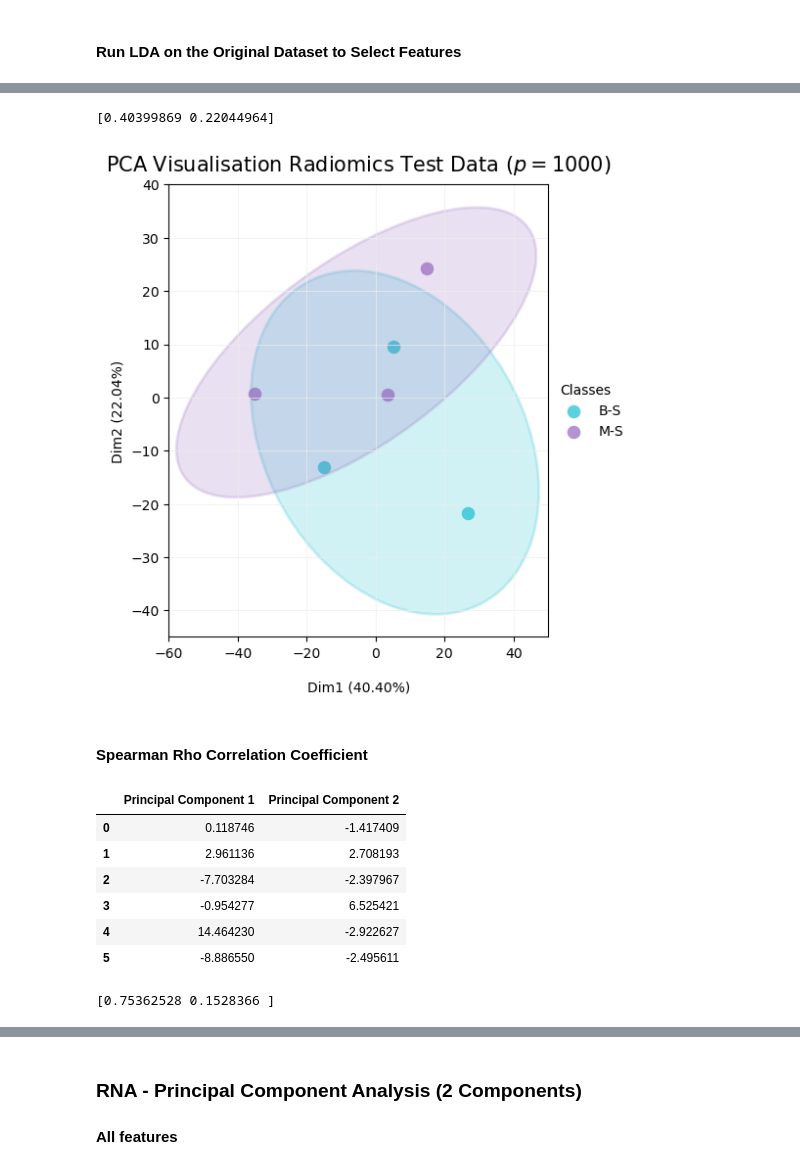
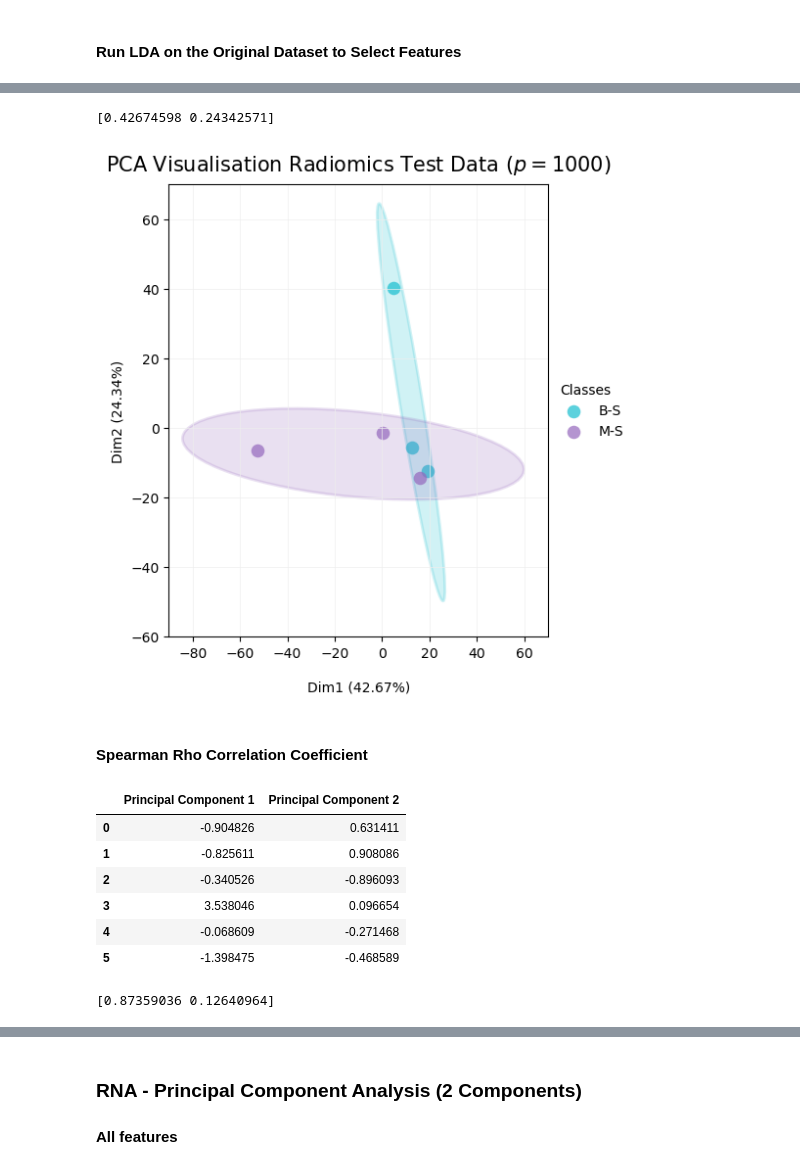
Before and after one commit to KristoferLintonReid/ultrasound-contrastivemodels, a Jupyter notebook: notebooks/plots_original.ipynb, the cells around one changed output, grey strips where cells are left out. Cells and saved outputs as stored; diff of their text form; code cells hidden in the pictures.

```diff
--- a/notebooks/plots_original.ipynb
+++ b/notebooks/plots_original.ipynb
@@ -594,7 +594,7 @@ def spearman_df_function(features, target, threshold):
 
     return feature_names, feature_correlations
 # %%
-rad_feature_names, rad_feature_correlations = spearman_df_function(rad_all, rad_class_cat, 0.4)
+rad_feature_names, rad_feature_correlations = spearman_df_function(rad_all, rad_class_cat, 0.5)
 # %%
 spearman_df = pd.DataFrame(
     {
@@ -1168,0 +1147,5 @@ rad_df
+# %%
+# Scale radiomics sample counts
+scaler = StandardScaler().fit(rad_train)
+rad_df = pd.DataFrame(scaler.transform(rad_test), columns=rad_data_filtered.columns)
+rad_df.insert(0, "SURGICAL", surg_test)
@@ -1274,7 +1268,7 @@ df_rad_princComps
 # Percentage explained by each component
 print(rad_pca.explained_variance_ratio_)
 # %% [output]
-[0.40399869 0.22044964]
+[0.42674598 0.24342571]
 # %%
 # Final dataframe for plotting the data for class
 df_rad_pca_class = pd.concat([df_rad_princComps, rad_class], axis=1)
@@ -1298,36 +1292,36 @@ for target, colour in zip(targets, colours):
     # Get values to build the ellipse
     cov = np.cov(xdata, ydata)
     vals, vecs = eigsorted(cov)
     theta = np.degrees(np.arctan2(*vecs[:,0][::-1]))
     w, h = 2 * 2 * np.sqrt(vals)
 
     # Create the ellipse
     ell = Ellipse(xy=(np.mean(xdata), np.mean(ydata)),
                   width=w, height=h,
                   angle=theta,
                   color=colour, linewidth=2, alpha=0.2)
 
     ell.set_facecolor(colour) # reference the colour for each factor (defined by lab)
     ax.add_artist(ell)
     ax.scatter(xdata, ydata,
                label=target, # use labels provided above
                c=colour, # use colors provided above
                lw=0, #remove the outer line of each point
                alpha=0.7, # increase transparency of points
                s=95) # increase the size of points
 
  # Add labels showing percentage of the variance explained
 ax.set_title("PCA Visualisation Radiomics Test Data ($p=1000$)", fontsize = 15, pad=10)
 ax.set_xlabel('Dim1 ({:.2f}%)'.format(rad_pca.explained_variance_ratio_[0]*100), fontsize=10, labelpad=15)
-ax.set_xlim(-60,50)
+ax.set_xlim(-90,70)
 ax.set_ylabel('Dim2 ({:.2f}%)'.format(rad_pca.explained_variance_ratio_[1]*100), fontsize=10)
-ax.set_ylim(-45,40)
+ax.set_ylim(-60,70)
 ax.grid(which="major", color="#EEEEEE", linewidth=0.5)
 
 plt.legend(bbox_to_anchor=(1, 0.5), loc="center left", frameon=False, title="Classes", alignment="left")
 plt.show()
 # %% [output]
-[figure, old version]
+[figure, new version]
 # %% [markdown]
 #### Spearman Rho Correlation Coefficient
 # %%
@@ -1347,17 +1341,17 @@ df_rad_princComps = pd.DataFrame(data=rad_prinComps, columns=["Principal Compone
 df_rad_princComps
 # %% [output]
 |  | Principal Component 1 | Principal Component 2 |
-| 0 | 0.118746 | -1.417409 |
-| 1 | 2.961136 | 2.708193 |
-| 2 | -7.703284 | -2.397967 |
-| 3 | -0.954277 | 6.525421 |
-| 4 | 14.464230 | -2.922627 |
-| 5 | -8.886550 | -2.495611 |
+| 0 | -0.904826 | 0.631411 |
+| 1 | -0.825611 | 0.908086 |
+| 2 | -0.340526 | -0.896093 |
+| 3 | 3.538046 | 0.096654 |
+| 4 | -0.068609 | -0.271468 |
+| 5 | -1.398475 | -0.468589 |
 # %%
 # Percentage explained by each component
 print(rad_pca.explained_variance_ratio_)
 # %% [output]
-[0.75362528 0.1528366 ]
+[0.87359036 0.12640964]
 # %%
 # Final dataframe for plotting the data for class
 df_rad_pca_class = pd.concat([df_rad_princComps, rad_class], axis=1)
```
Also changed, not shown: parts of 27 cells of this notebook.
